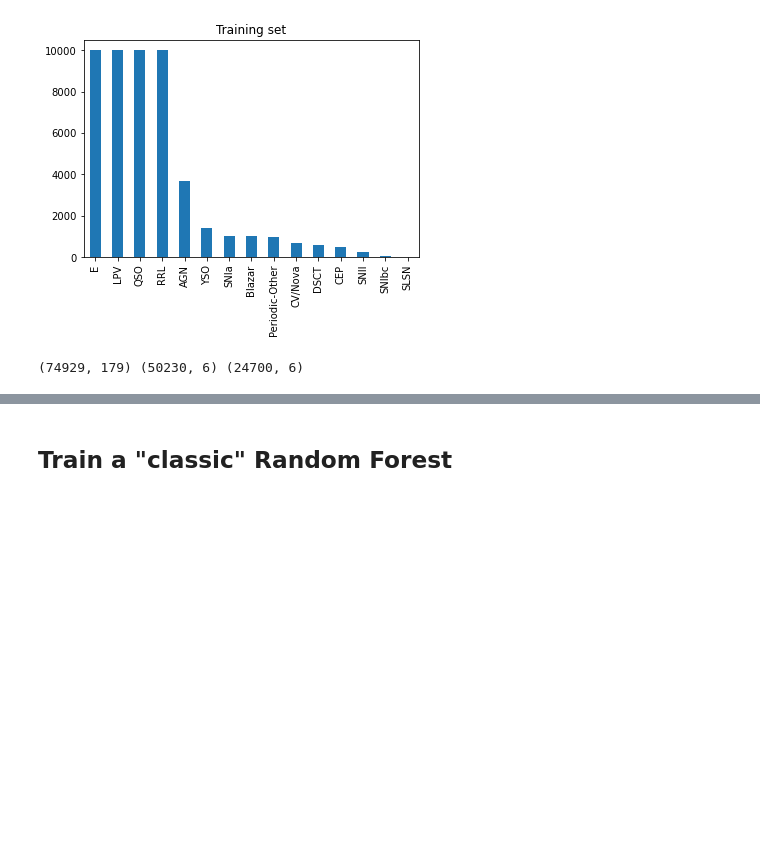
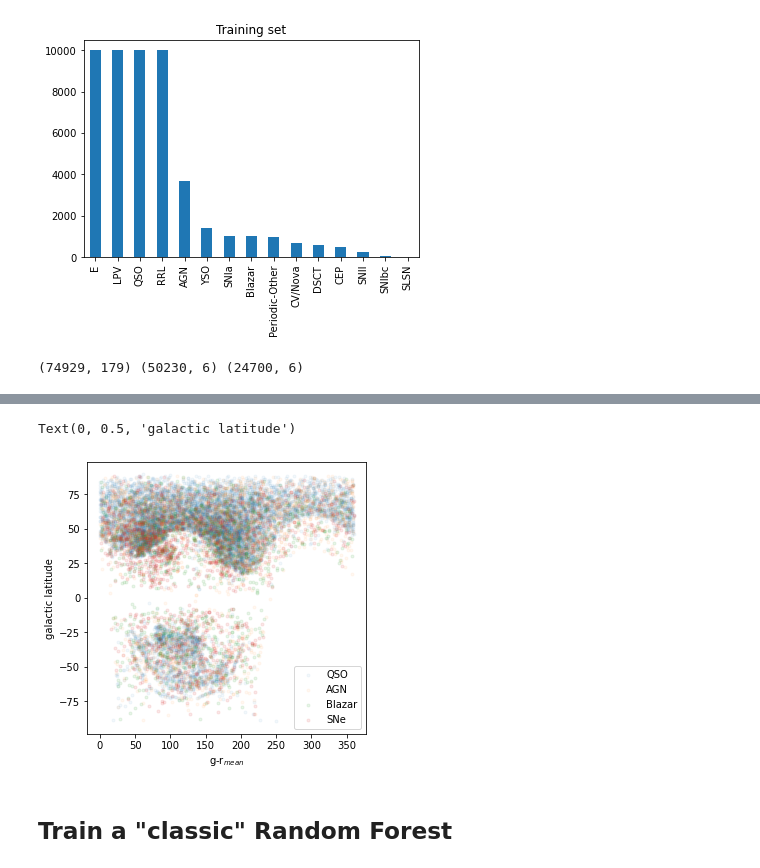
Before and after one commit to guille-c/ALeRCE_ML_DL, a Jupyter notebook: ALeRCE_ML_DL.ipynb, the cells around one changed output, grey strips where cells are left out. Saved outputs shown, nothing was run; the diff lists cells and outputs as text; code cells hidden in the pictures; blank space fills up the shorter version.

```diff
--- a/ALeRCE_ML_DL.ipynb
+++ b/ALeRCE_ML_DL.ipynb
@@ -334,3 +350,30 @@ plt.legend()
+# %%
+#QSO, AGN, blazar,
+#SN Ia, SN Ibc, SN II, SLSN
+
+qso = df_train_ss[df_train_ss['classALeRCE'] == "QSO"]
+agn = df_train_ss[df_train_ss['classALeRCE'] == "AGN"]
+blz = df_train_ss[df_train_ss['classALeRCE'] == "Blazar"]
+SNe = df_train_ss[(df_train_ss['classALeRCE'] == "SNIa") |
+                  (df_train_ss['classALeRCE'] == "SNII") |
+                  (df_train_ss['classALeRCE'] == "SNIbc") |
+                  (df_train_ss['classALeRCE'] == "SLSN")]
+# %%
+plt.figure(figsize = (5, 5))
+plt.scatter (qso['gal_l0'],qso['gal_b0'], alpha = 0.05, marker = ".", label = "QSO")
+plt.scatter (agn['gal_l0'],agn['gal_b0'], alpha = 0.05, marker = ".", label = "AGN")
+plt.scatter (blz['gal_l0'],blz['gal_b0'], alpha = 0.1, marker = ".", label = "Blazar")
+plt.scatter (SNe['gal_l0'],SNe['gal_b0'], alpha = 0.1, marker = ".", label = "SNe")
+# plt.scatter (qso['g-r_mean12'],qso['gal_b0'], alpha = 0.05, marker = ".", label = "QSO")
+# plt.scatter (agn['g-r_mean12'],agn['gal_b0'], alpha = 0.05, marker = ".", label = "AGN")
+# plt.scatter (blz['g-r_mean12'],blz['gal_b0'], alpha = 0.1, marker = ".", label = "Blazar")
+# plt.scatter (SNe['g-r_mean12'],SNe['gal_b0'], alpha = 0.1, marker = ".", label = "SNe")
+plt.legend()
+plt.xlabel(r"g-r$_{mean}$")
+plt.ylabel("galactic latitude")
+# %% [output]
+Text(0, 0.5, 'galactic latitude')
+[figure, added]
 # %% [markdown]
 ## Train a "classic" Random Forest
 # %%
```
Also changed, not shown: parts of 25 cells of this notebook.
